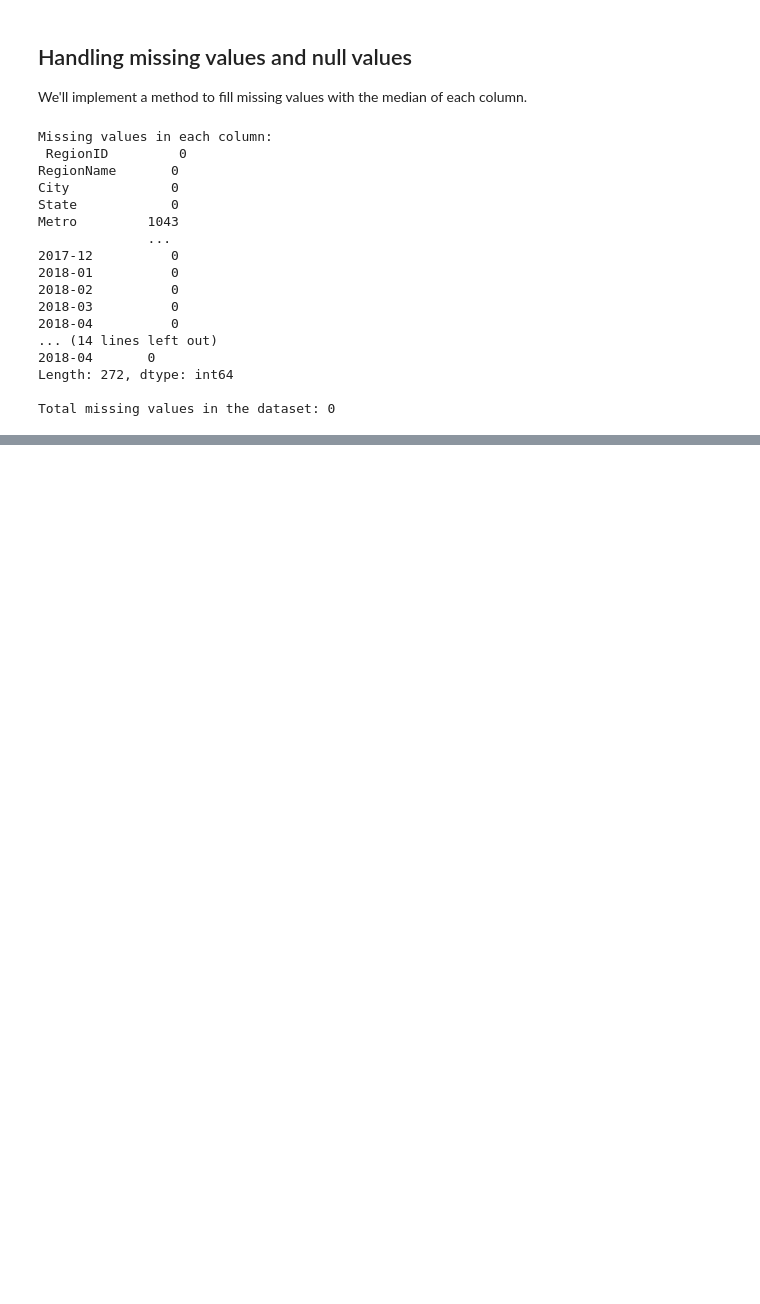
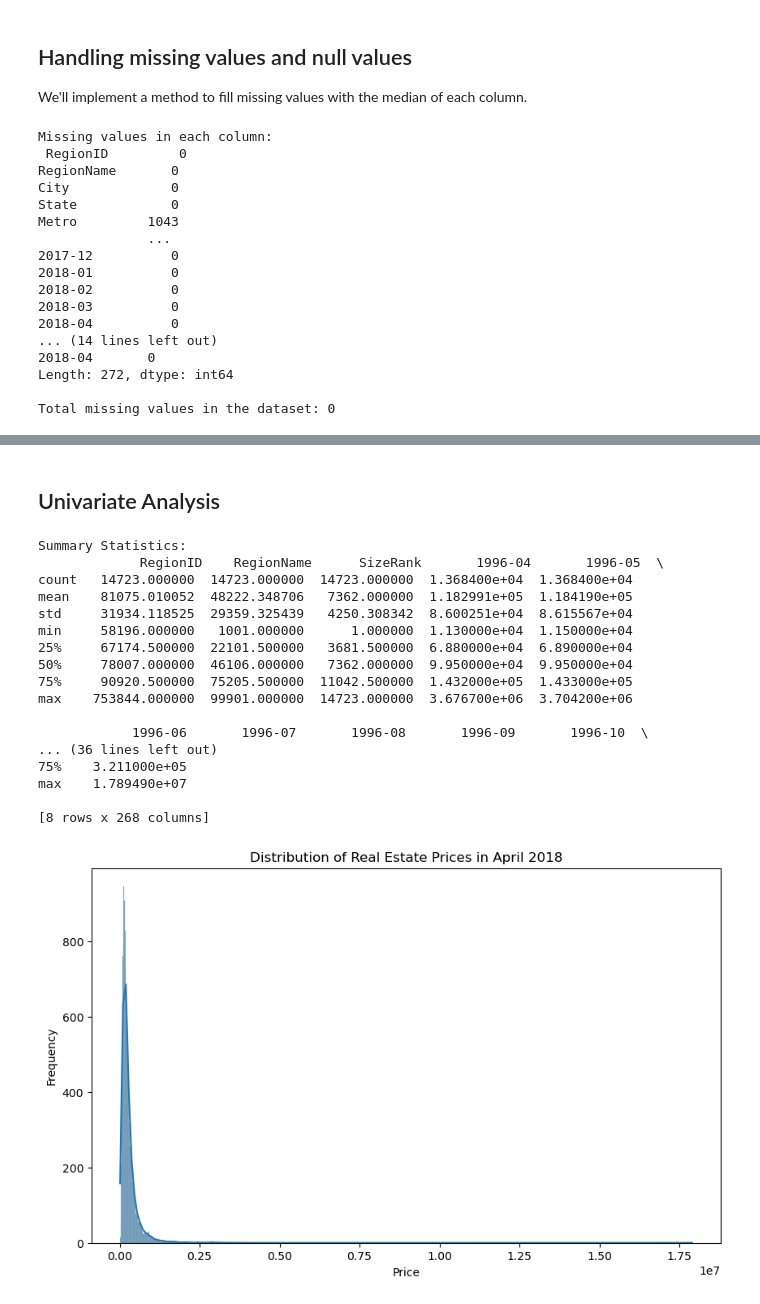
Before and after one commit to Sandrakiptumm/phase-4-group-3-project, a Jupyter notebook: index.ipynb, the cells around one changed output, grey strips where cells are left out. Saved outputs shown, nothing was run; the diff lists cells and outputs as text; code cells hidden in the pictures; blank space fills up the shorter version.

```diff
--- a/index.ipynb
+++ b/index.ipynb
@@ -339,0 +352,51 @@ Total missing values in the dataset: 0
+# %% [markdown]
+## Univariate Analysis
+# %%
+import pandas as pd
+import matplotlib.pyplot as plt
+import seaborn as sns
+
+class RealEstateAnalyzer:
+    """Analyzes real estate data for investment."""
+
+    def __init__(self, data_path):
+        self.data = pd.read_csv(data_path)
+
+    def univariate_analysis(self):
+        """
+        Performs univariate analysis on the dataset.
+        """
+        # Summary statistics
+        print("Summary Statistics:\n", self.data.describe())
+
+        # Distribution of real estate prices for a specific month (e.g., 2018-04)
+        plt.figure(figsize=(10, 6))
+        sns.histplot(self.data['2018-04'], kde=True)
+        plt.title('Distribution of Real Estate Prices in April 2018')
+        plt.xlabel('Price')
+        plt.ylabel('Frequency')
+        plt.show()
+
+# Example usage
+data_path = "zillow_data.csv"
+analyzer = RealEstateAnalyzer(data_path)
+analyzer.univariate_analysis()
+# %% [output]
+Summary Statistics:
+             RegionID    RegionName      SizeRank       1996-04       1996-05  \
+count   14723.000000  14723.000000  14723.000000  1.368400e+04  1.368400e+04
+mean    81075.010052  48222.348706   7362.000000  1.182991e+05  1.184190e+05
+std     31934.118525  29359.325439   4250.308342  8.600251e+04  8.615567e+04
+min     58196.000000   1001.000000      1.000000  1.130000e+04  1.150000e+04
+25%     67174.500000  22101.500000   3681.500000  6.880000e+04  6.890000e+04
+50%     78007.000000  46106.000000   7362.000000  9.950000e+04  9.950000e+04
+75%     90920.500000  75205.500000  11042.500000  1.432000e+05  1.433000e+05
+max    753844.000000  99901.000000  14723.000000  3.676700e+06  3.704200e+06
+
+            1996-06       1996-07       1996-08       1996-09       1996-10  \
+... (36 lines left out)
+75%    3.211000e+05
+max    1.789490e+07
+
+[8 rows x 268 columns]
+[figure, added]
```
Also changed, not shown: parts of 9 cells of this notebook.
